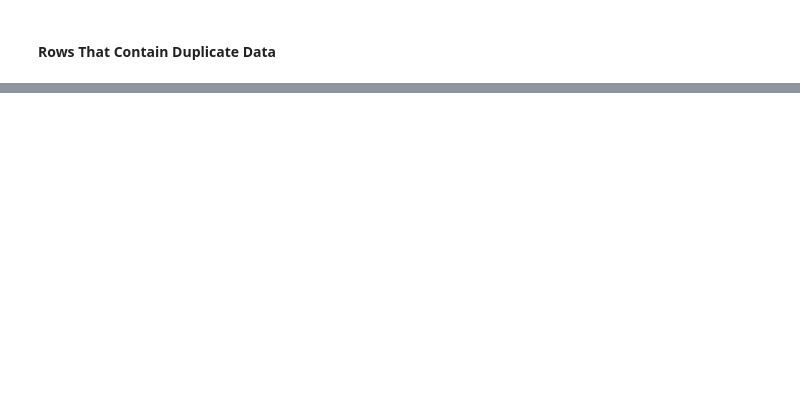
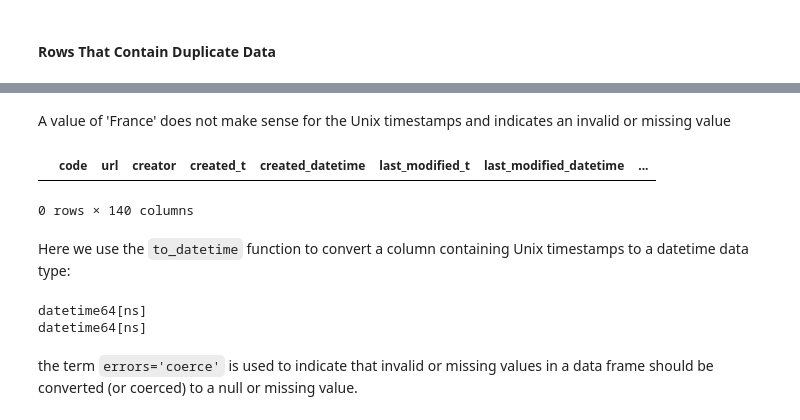
Before and after one commit to nasr-edine/multivariate_analysis_python, a Jupyter notebook: notebooks/1_prep_dataset.ipynb, the cells around one changed output, grey strips where cells are left out. Cells and saved outputs as stored; diff of their text form; code cells hidden in the pictures; blank space fills up the shorter version.

```diff
--- a/notebooks/1_prep_dataset.ipynb
+++ b/notebooks/1_prep_dataset.ipynb
@@ -307,0 +297,4 @@ remarquable, 63098, 31.5%
+# %%
+# get columns that have only two or fewer unique values
+cols = data.loc[:, data.nunique() <= 2].columns
+cols
@@ -308,2 +311,5 @@ remarquable, 63098, 31.5%
+# %%
+# drop columns that have only two or fewer unique values
+data = data.drop(labels=cols, axis=1)
 # %% [markdown]
 #### Rows That Contain Duplicate Data
@@ -345,0 +316,3 @@ df = df[~df['arrondissement'].isin(not_in_paris)]
+# %%
+# drop duplicate rows
+data = data.drop_duplicates()
@@ -345,0 +346,23 @@ df = df[~df['arrondissement'].isin(not_in_paris)]
+# %%
+# Infer the data types of the columns in the DataFrame
+data = data.infer_objects()
+# %% [markdown]
+A value of 'France' does not make sense for the Unix timestamps and indicates an invalid or missing value
+# %%
+data.loc[data.created_t == 'France']
+# %% [output]
+|  | code | url | creator | created_t | created_datetime | last_modified_t | last_modified_datetime | ... |
+0 rows × 140 columns
+# %% [markdown]
+Here we use the `to_datetime` function to convert a column containing Unix timestamps to a datetime data type:
+# %%
+unix_time = []
+for column in columns:
+    if column.endswith('_t'):
+        data[column] = pd.to_datetime(data[column], unit="s", errors='coerce')
+        print(data[column].dtypes)
+# %% [output]
+datetime64[ns]
+datetime64[ns]
+# %% [markdown]
+the term `errors='coerce'` is used to indicate that invalid or missing values in a data frame should be converted (or coerced) to a null or missing value.
```
Also changed, not shown: parts of 63 cells of this notebook, 2 other files.
